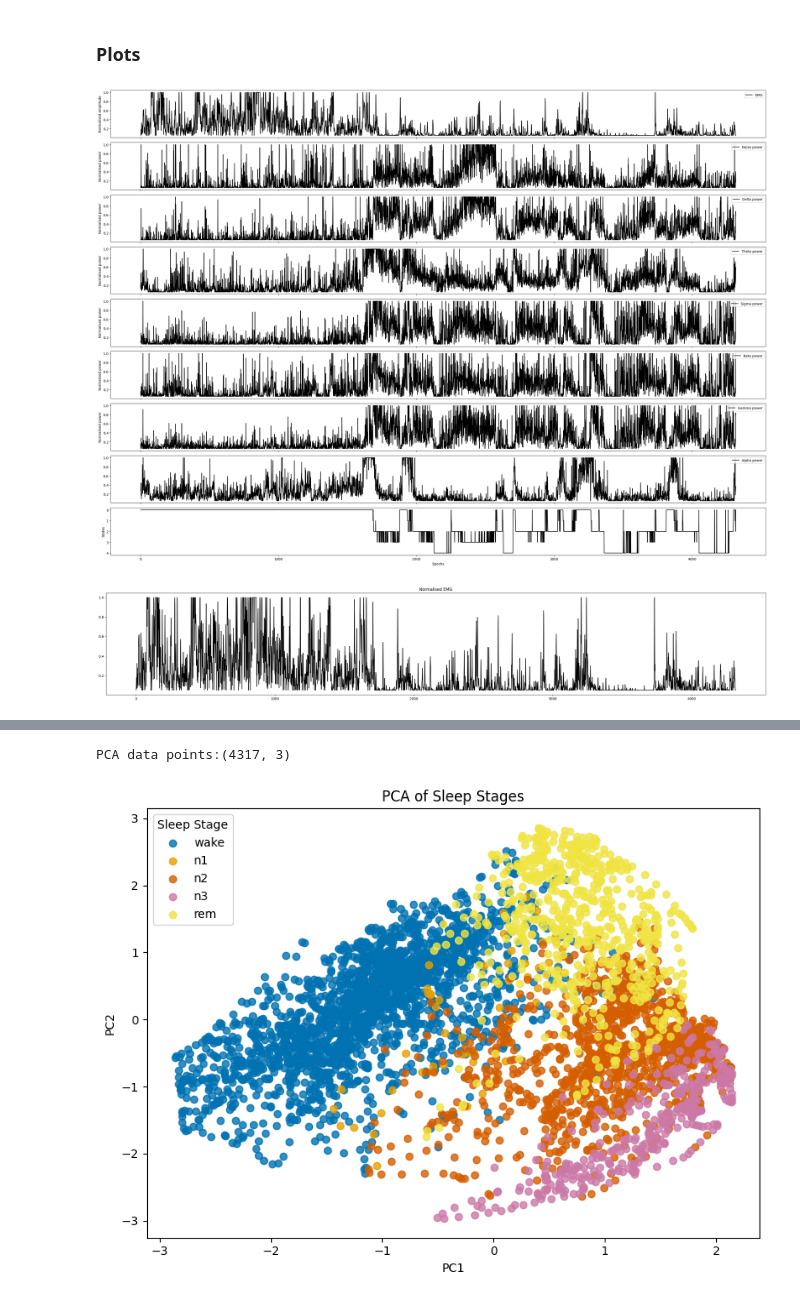
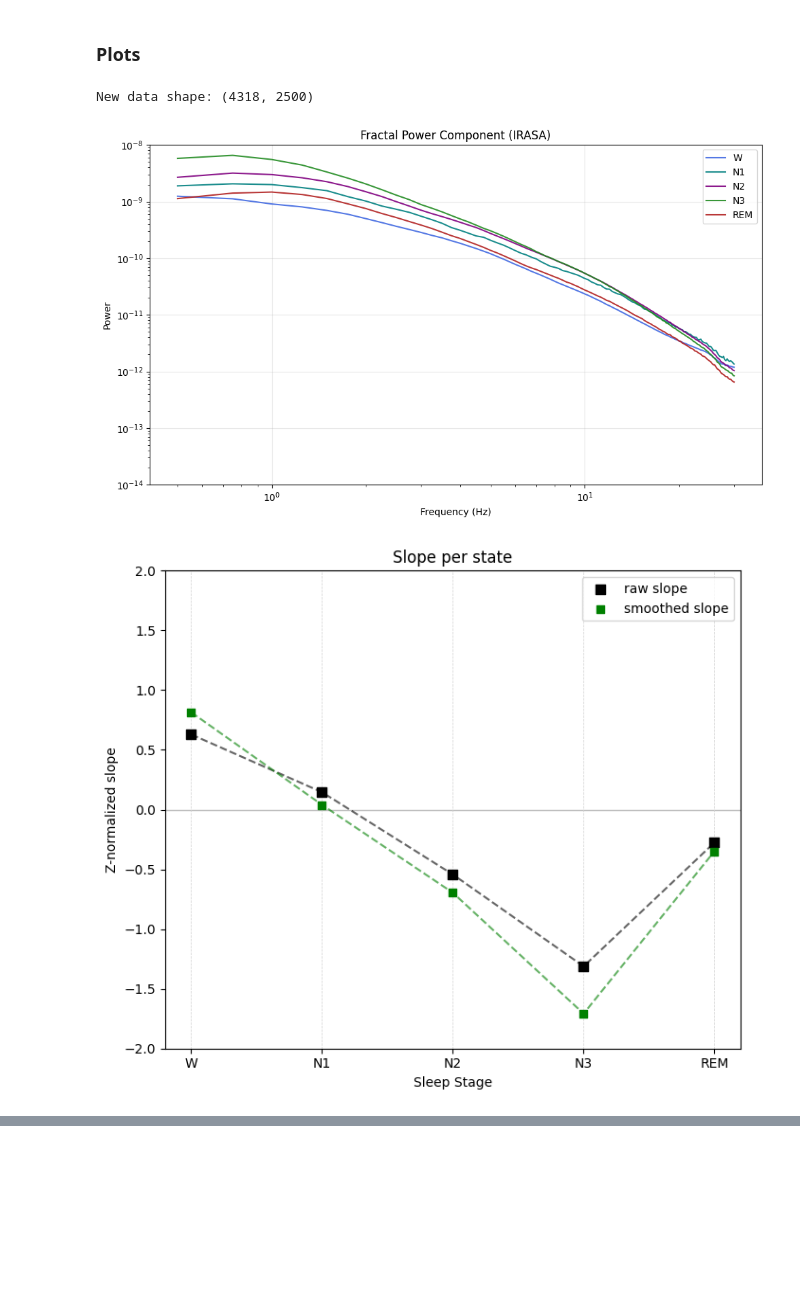
Before and after one commit to AbdelRayan/Human_SleepSCoring, a Jupyter notebook: Tim/New_feature_vis.ipynb, the cells around one changed output, grey strips where cells are left out. Cells and saved outputs as stored; diff of their text form; code cells hidden in the pictures; blank space fills up the shorter version.

Commit message:
Everything up till the fooof report now works

```diff
--- a/Tim/New_feature_vis.ipynb
+++ b/Tim/New_feature_vis.ipynb
@@ -416,20 +324,30 @@ index_r = F.index_R(delta_norm, sigma_norm, EMG_norm, EOG1, EOG2, epoch_length,
 
 index_w = F.index_W(theta_norm, gamma_norm, EMG_norm)
 # %%
-# Powerband plot
-F.normalised_powers(EMG_norm, noise_norm, delta_norm, theta_norm, sigma_norm, beta_norm, gamma_norm, alpha_norm, hypno_epochs, sleep_scoring, output_dir)
-# Normalised EMG
-F.normalised_EMG(EMG_norm, output_dir)
-# Raw signals
+# # Powerband plot
+# F.normalised_powers(EMG_norm, noise_norm, delta_norm, theta_norm, sigma_norm, beta_norm, gamma_norm, alpha_norm, hypno_epochs, sleep_scoring, output_dir)
+# # Normalised EMG
+# F.normalised_EMG(EMG_norm, output_dir)
+# # Raw signals
 # F.raw_signals(states, raw_hpc, raw_pfc, pfc_tag, hpc_tag, output_dir)
-# Indices vs a hypnogram
-F.indices_vs_hypnogram(epochs, hypno_epochs, index_w, index_n, index_r, mapped_scores, output_dir)
-# Index barplot
-F.index_barplot(index_n, index_r, index_w, mapped_scores, output_dir)
-# index PCA
-F.index_pca(index_n, mapped_scores, index_r, index_w, output_dir)
-# Aperiodic fit
-normalized_exponents, smoothed_exponents, valid_states, aperiodic_exponents = F.aperiodic_fit(pfc_data, states, fs, raw_pfc, output_dir)
+# # Indices vs a hypnogram
+# F.indices_vs_hypnogram(epochs, hypno_epochs, index_w, index_n, index_r, mapped_scores, output_dir)
+# # Index barplot
+# F.index_barplot(index_n, index_r, index_w, mapped_scores, output_dir)
+# # index PCA
+# F.index_pca(index_n, mapped_scores, index_r, index_w, output_dir)
+# # Aperiodic fit
+# normalized_exponents, smoothed_exponents, valid_states, aperiodic_exponents = F.aperiodic_fit(pfc_data, states, fs, raw_pfc, output_dir)
+# Fractal power component
+eeg_in_epochs, mean_raw_slope_by_state, mean_smoothed_slope_by_state = F.fractal_power_component(states, subject, raw_pfc, output_dir)
+# Slope per state
+smoothed_slopes = F.slope_per_state(output_dir, mean_raw_slope_by_state, mean_smoothed_slope_by_state,
+                    states, eeg_in_epochs)
+# Fractal slope vs hypnogram
+F.fractal_slope_vs_hypnogram(subject, smoothed_slopes, output_dir, states)
+# FOOOf report
+F.fooof_report(output_dir, raw_pfc)
 # %% [output]
+New data shape: (4318, 2500)
-[figure, old version]
+[figure, new version]
-[figure, old version]
+[figure, new version]
@@ -438,2 +375,0 @@ normalized_exponents, smoothed_exponents, valid_states, aperiodic_exponents = F.
-PCA data points:(4317, 3)
-[figure, removed]
```
Also changed, not shown: parts of 12 cells of this notebook, 1 other file.
